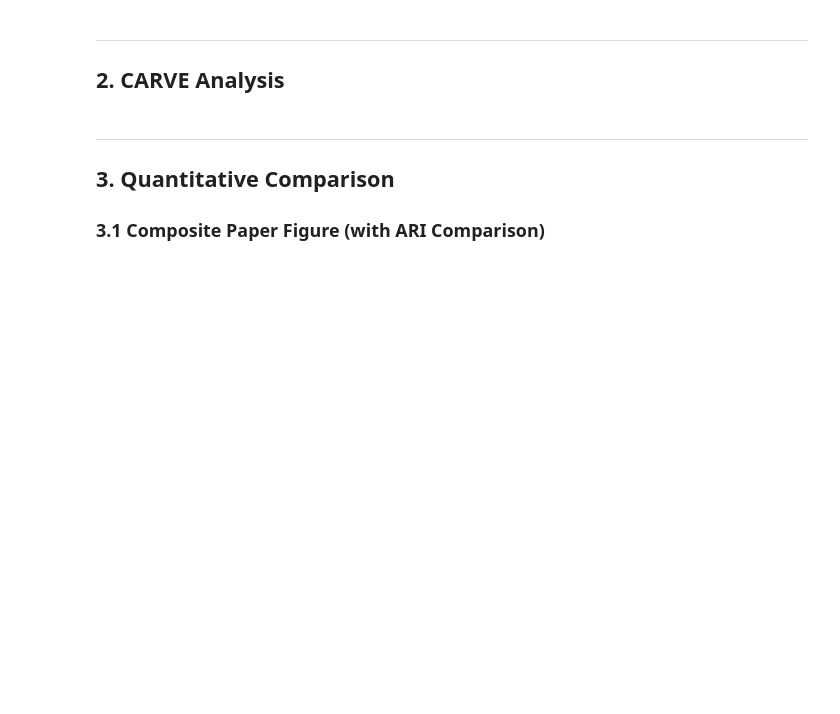
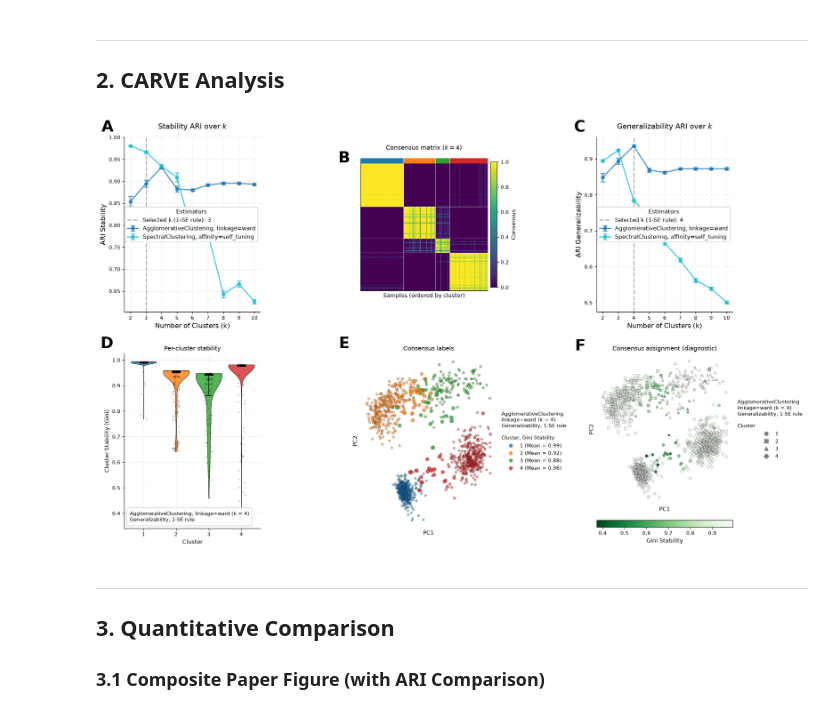
Before and after one commit to DataSlingers/CARVE, a Jupyter notebook: notebooks/case_studies/Klein.ipynb, the cells around one changed output. Drawn from its saved outputs; the diff is of its cells as text; code cells hidden in the pictures; blank space fills up the shorter version.

```diff
--- a/notebooks/case_studies/Klein.ipynb
+++ b/notebooks/case_studies/Klein.ipynb
@@ -92,6 +118,17 @@ carve = fit_or_load_carve(
     model_grids=model_grids,
     random_state=RANDOM_SEED,
 )
+# %%
+inputs = prepare_composite(
+    X, y.to_numpy(), carve, curves_df=curves_df, best_df=best_df,
+    embedding=Z,
+    comparison_metric="silhouette", measure="generalizability", rule="1se",
+    not_two=True, random_state=RANDOM_SEED,
+)
+
+show(figure_carve_output_klein(inputs))
+# %% [output]
+[figure, added]
 # %% [markdown]
 ---
 
```
Also changed, not shown: parts of 6 cells of this notebook, 1 other file.
